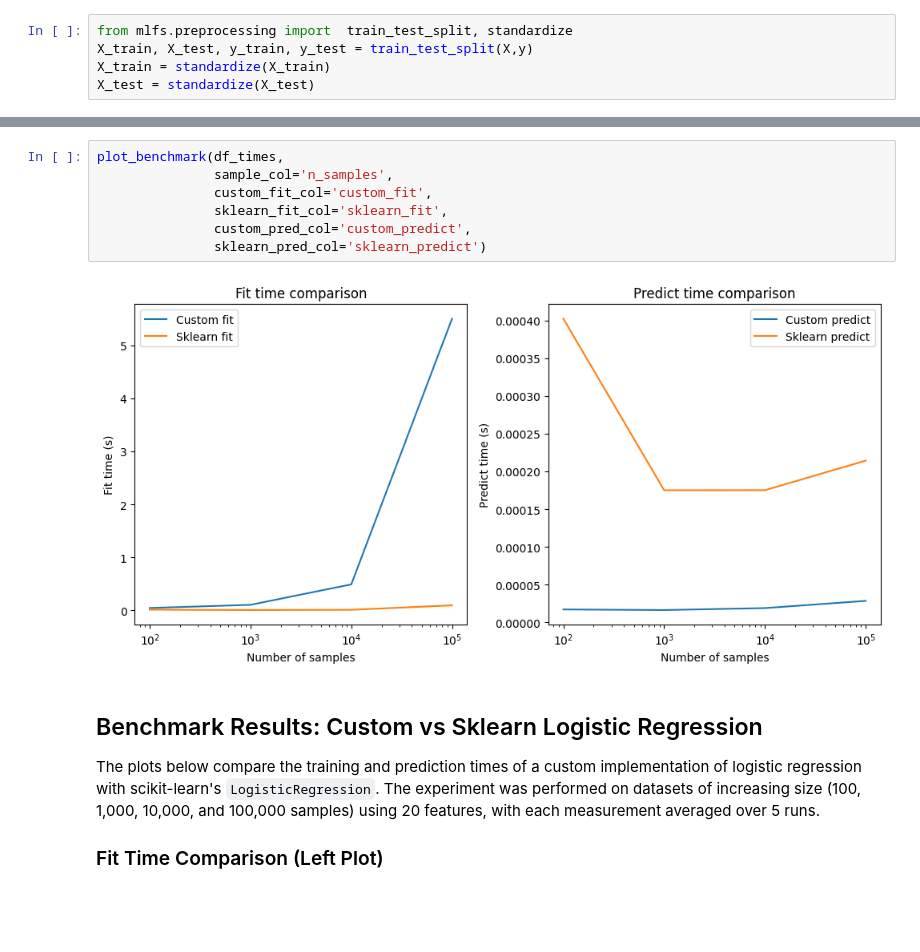
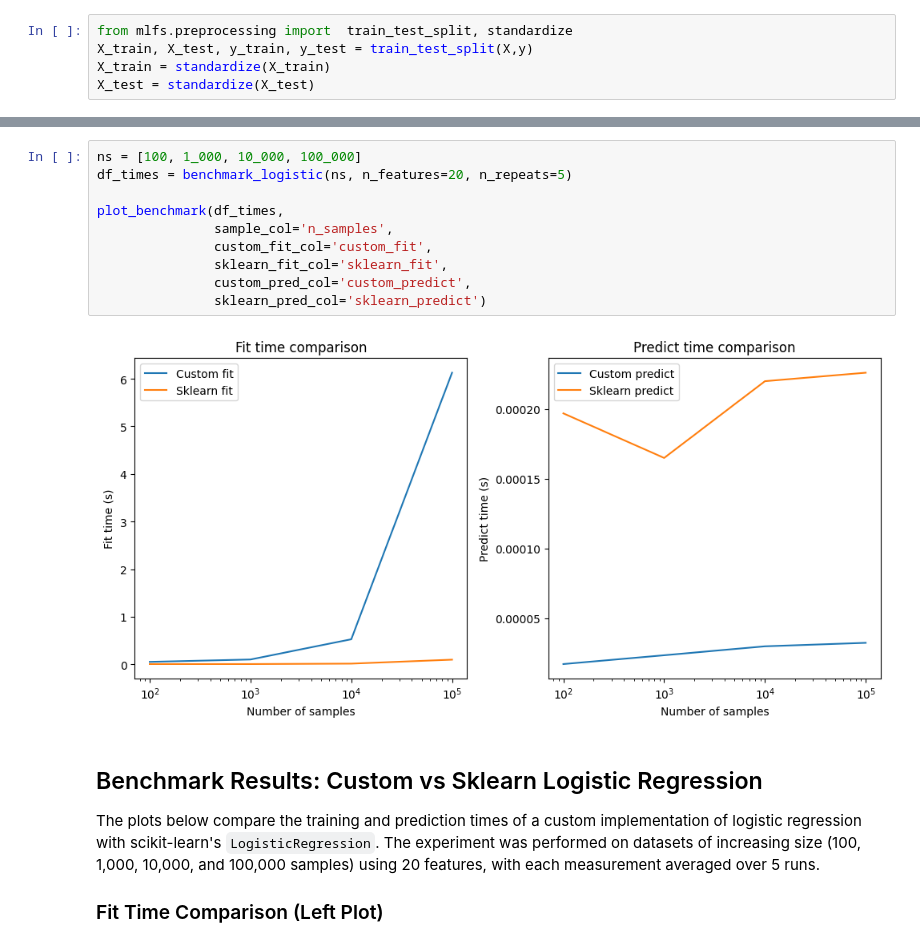
Before and after one commit to viderson/ml_from_scratch, a Jupyter notebook: notebooks/compare_logistic_regression.ipynb, the cells around one changed output, grey strips where cells are left out. Drawn from its saved outputs; the diff is of its cells as text; blank space fills up the shorter version.

```diff
--- a/notebooks/compare_logistic_regression.ipynb
+++ b/notebooks/compare_logistic_regression.ipynb
@@ -338,14 +445,17 @@ def plot_benchmark(df,
     plt.tight_layout()
     plt.show()
 # %%
+ns = [100, 1_000, 10_000, 100_000]
+df_times = benchmark_logistic(ns, n_features=20, n_repeats=5)
+
 plot_benchmark(df_times,
                sample_col='n_samples',
                custom_fit_col='custom_fit',
                sklearn_fit_col='sklearn_fit',
                custom_pred_col='custom_predict',
                sklearn_pred_col='sklearn_predict')
 # %% [output]
-[figure, old version]
+[figure, new version]
 # %% [markdown]
 ## Benchmark Results: Custom vs Sklearn Logistic Regression
 
```
Also changed, not shown: parts of 8 cells of this notebook, 3 other files.
